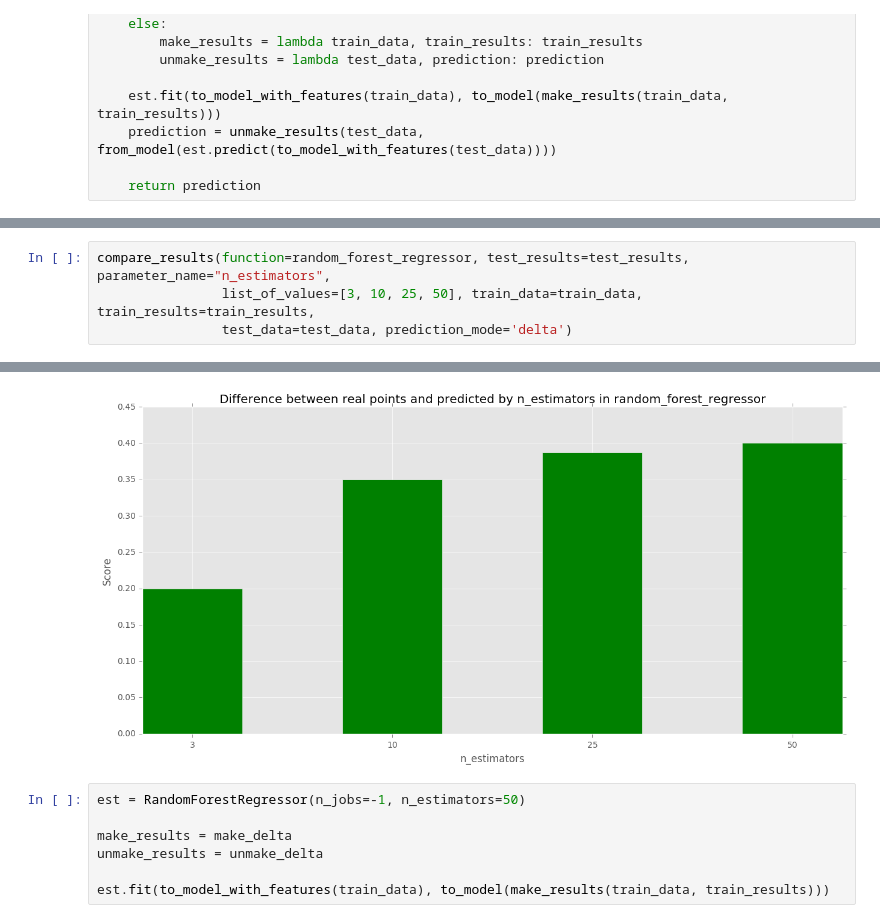
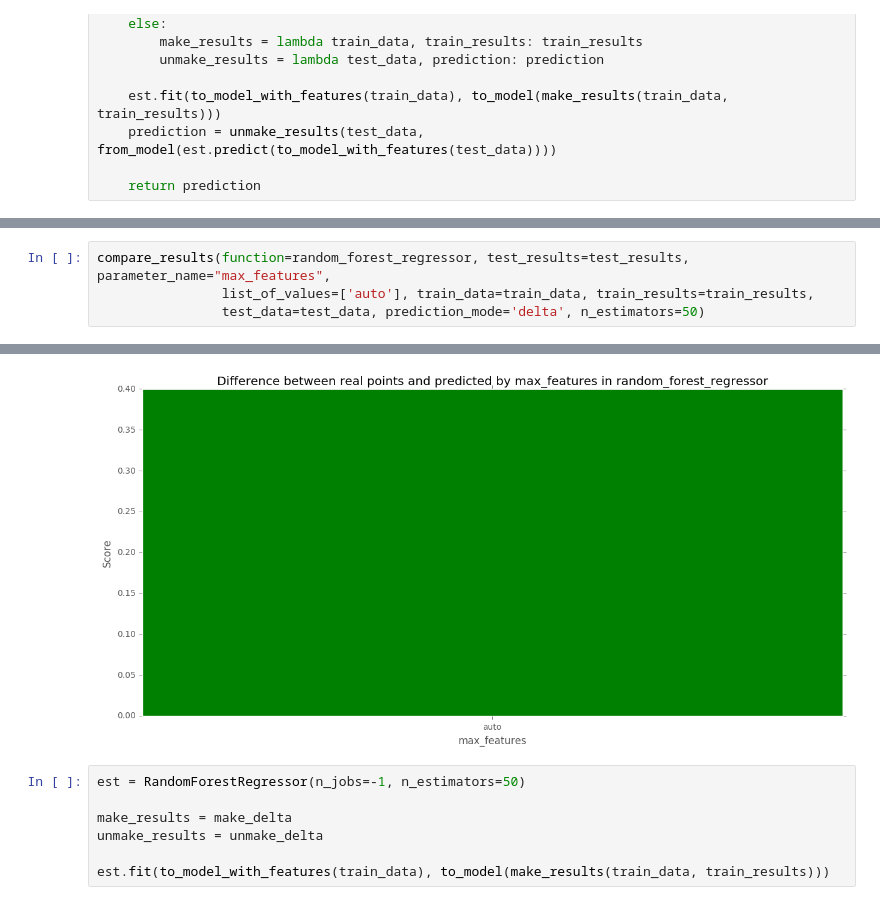
Before and after one commit to avgaydashenko/cuddly-robot, a Jupyter notebook: framework.ipynb, the cells around one changed output, grey strips where cells are left out. Cells and saved outputs as stored; diff of their text form.

```diff
--- a/framework.ipynb
+++ b/framework.ipynb
@@ -26,5 +39,5 @@ def random_forest_regressor(train_data, train_results, test_data, prediction_mod
 # %%
-compare_results(function=random_forest_regressor, test_results=test_results, parameter_name="n_estimators",
-                list_of_values=[3, 10, 25, 50], train_data=train_data, train_results=train_results,
-                test_data=test_data, prediction_mode='delta')
+compare_results(function=random_forest_regressor, test_results=test_results, parameter_name="max_features",
+                list_of_values=['auto'], train_data=train_data, train_results=train_results,
+                test_data=test_data, prediction_mode='delta', n_estimators=50)
 # %% [output]
@@ -37,4 +47,4 @@ Results: [0.19925116164070955, 0.34941552466208747, 0.38685932940986356, 0.40015
-[figure, old version]
+[figure, new version]
 # %%
 est = RandomForestRegressor(n_jobs=-1, n_estimators=50)
 
```
Also changed, not shown: parts of 2 cells of this notebook, 1 other file.
